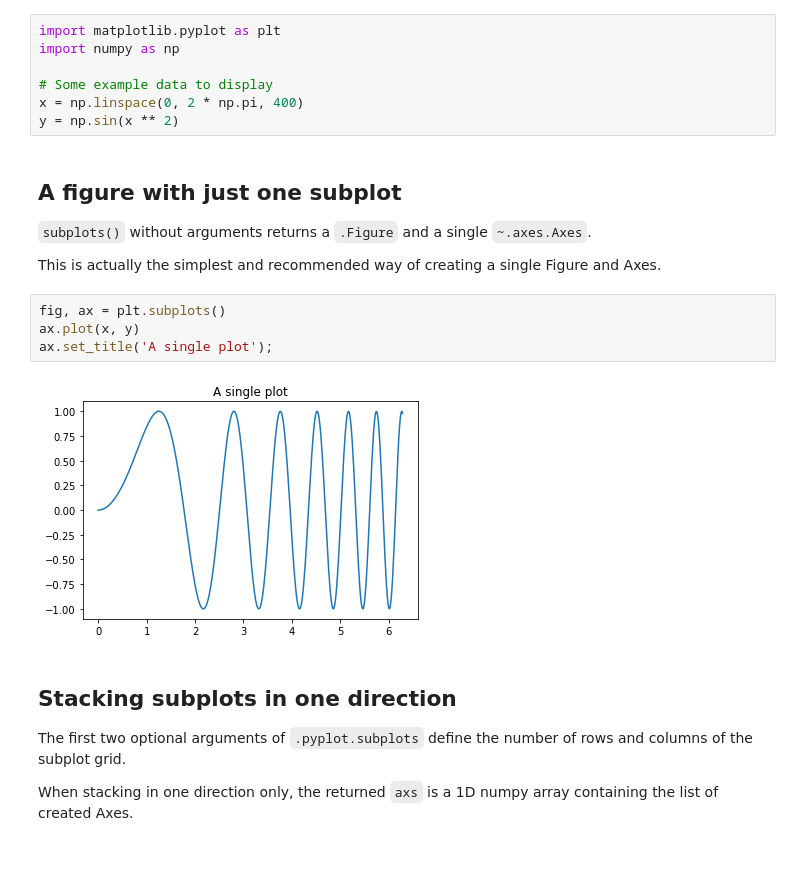
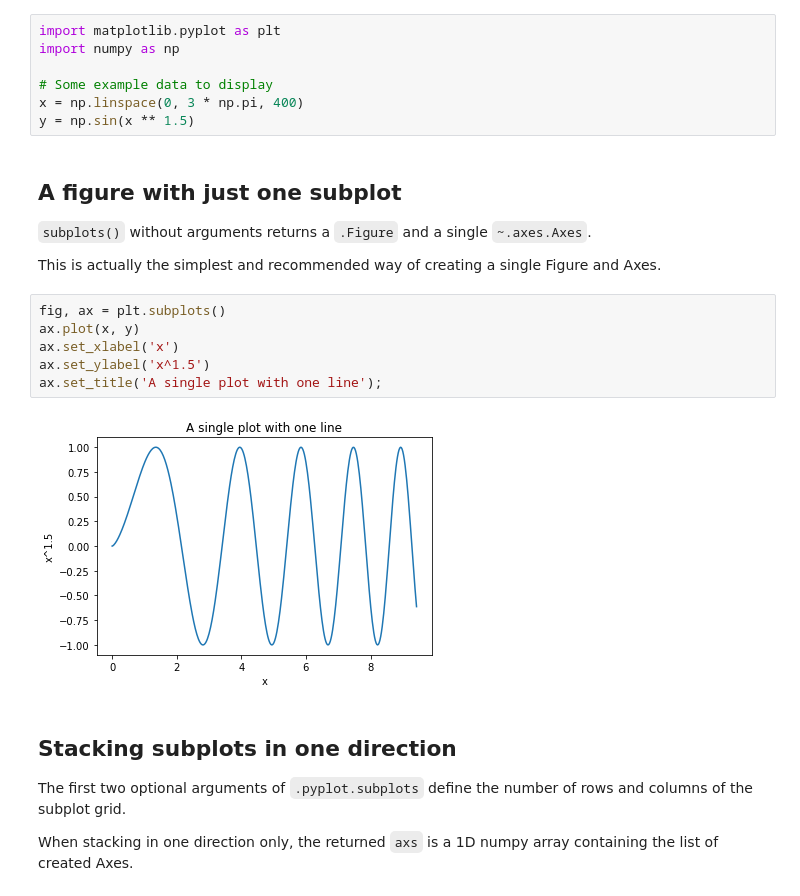
Before and after one commit to rammkripa/nbconflicts-demo, a Jupyter notebook: subplots_demo.ipynb, the cells around one changed output. Cells and saved outputs as stored; diff of their text form; blank space fills up the shorter version.

```diff
--- a/subplots_demo.ipynb
+++ b/subplots_demo.ipynb
@@ -13,8 +13,8 @@ import matplotlib.pyplot as plt
 import numpy as np
 
 # Some example data to display
-x = np.linspace(0, 2 * np.pi, 400)
-y = np.sin(x ** 2)
+x = np.linspace(0, 3 * np.pi, 400)
+y = np.sin(x ** 1.5)
 # %% [markdown]
 ## A figure with just one subplot
 
@@ -26,9 +26,11 @@ Figure and Axes.
 # %%
 fig, ax = plt.subplots()
 ax.plot(x, y)
-ax.set_title('A single plot');
+ax.set_xlabel('x')
+ax.set_ylabel('x^1.5')
+ax.set_title('A single plot with one line');
 # %% [output]
-[figure, old version]
+[figure, new version]
 # %% [markdown]
 ## Stacking subplots in one direction
 
```
Also changed, not shown: parts of 2 cells of this notebook.
